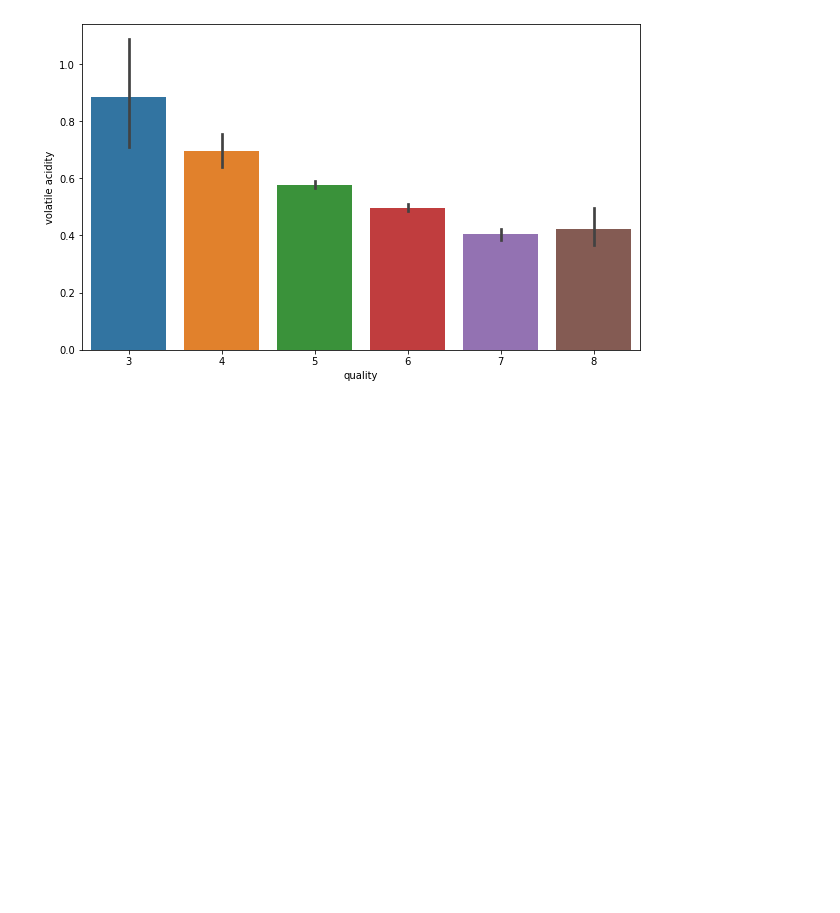
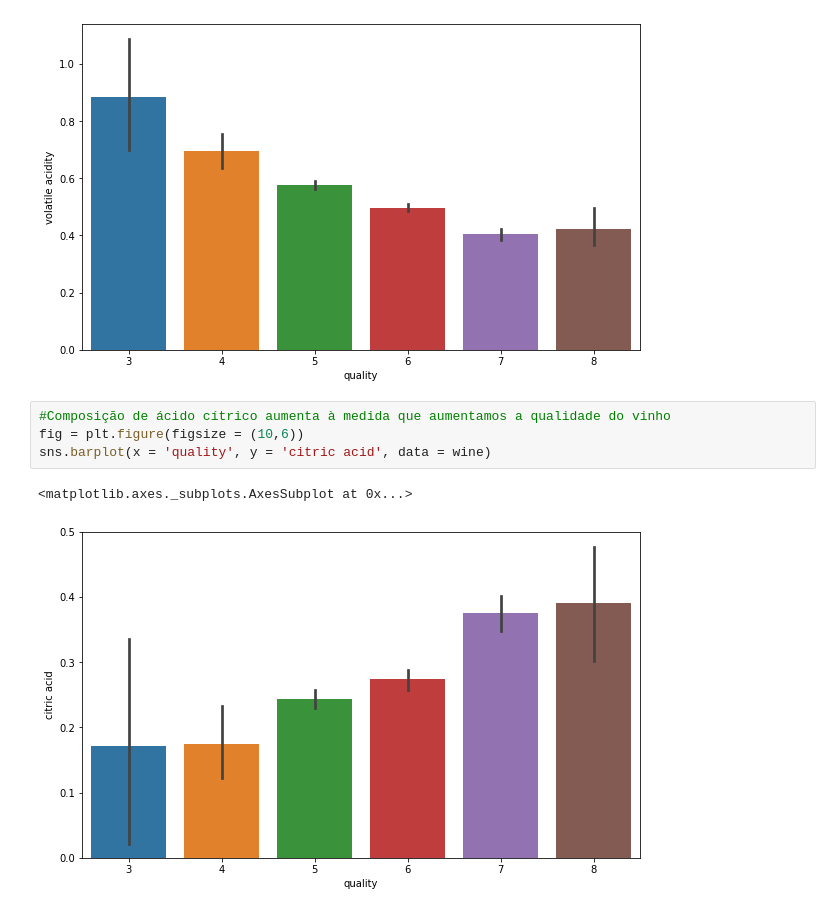
Before and after one commit to denniz-10/Wine, a Jupyter notebook: notebooks/Pipeline1.ipynb, the cells around one changed output. Drawn from its saved outputs; the diff is of its cells as text; blank space fills up the shorter version.

Commit message:
anaÃlise das plotagens para verificar tendencias com base nas features do vinho

```diff
--- a/notebooks/Pipeline1.ipynb
+++ b/notebooks/Pipeline1.ipynb
@@ -59,3 +60,10 @@ sns.barplot(x = 'quality', y = 'volatile acidity', data = wine)
 # %% [output]
 <matplotlib.axes._subplots.AxesSubplot at 0x...>
 [figure]
+# %%
+#Composição de ácido cítrico aumenta à medida que aumentamos a qualidade do vinho
+fig = plt.figure(figsize = (10,6))
+sns.barplot(x = 'quality', y = 'citric acid', data = wine)
+# %% [output]
+<matplotlib.axes._subplots.AxesSubplot at 0x...>
+[figure, added]
```
Also changed, not shown: parts of 9 cells of this notebook.
